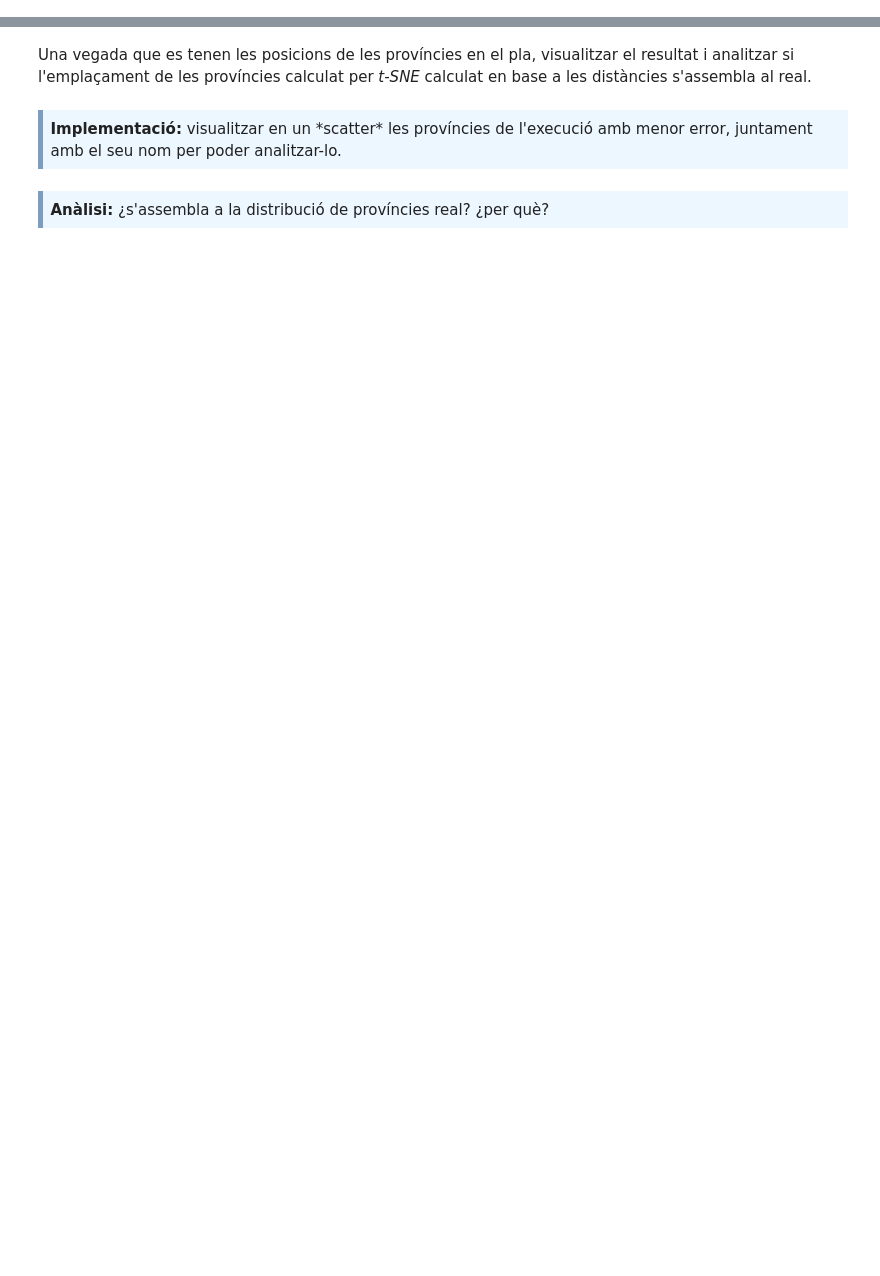
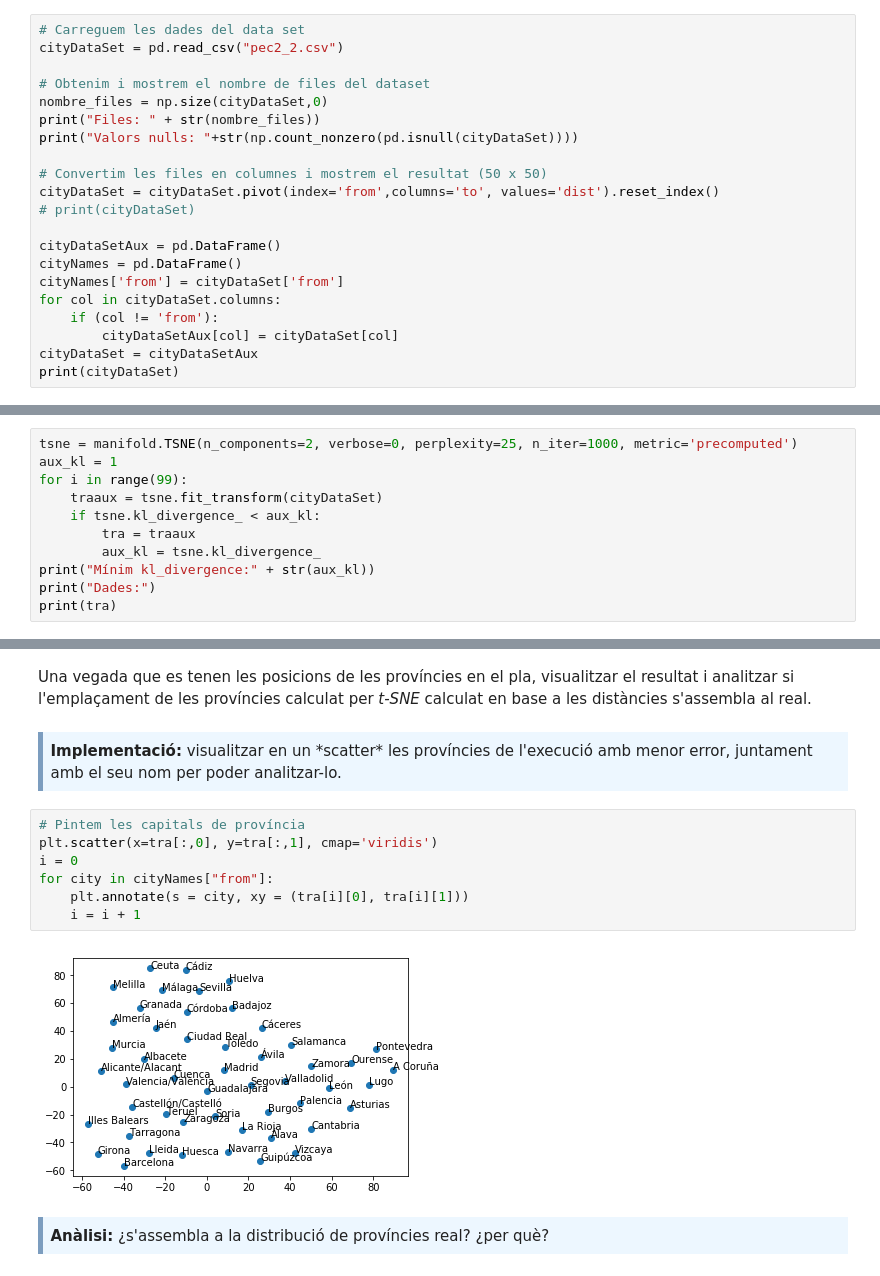
Before and after one commit to caran77/M2.955---Models-avan-ats-de-mineria-de-dades, a Jupyter notebook: PAC2/20191_M2.955_PAC2-Enunciat.ipynb, the cells around one changed output, grey strips where cells are left out. Cells and saved outputs as stored; diff of their text form; blank space fills up the shorter version.

```diff
--- a/PAC2/20191_M2.955_PAC2-Enunciat.ipynb
+++ b/PAC2/20191_M2.955_PAC2-Enunciat.ipynb
@@ -629,3 +629,24 @@ Partint de les distàncies entre les [províncies de la península ibèrica](htt
 <div style="background-color: #EDF7FF; border-color: #7C9DBF; border-left: 5px solid #7C9DBF; padding: 0.5em;">
 <strong>Implementació:</strong> la matriu ha de tenir tantes files i columnes com províncies. I cada cel·la ha de contenir la distància entre les províncies d'aquesta fila i columna.
 </div>
+# %%
+# Carreguem les dades del data set
+cityDataSet = pd.read_csv("pec2_2.csv")
+
+# Obtenim i mostrem el nombre de files del dataset
+nombre_files = np.size(cityDataSet,0)
+print("Files: " + str(nombre_files))
+print("Valors nulls: "+str(np.count_nonzero(pd.isnull(cityDataSet))))
+
+# Convertim les files en columnes i mostrem el resultat (50 x 50)
+cityDataSet = cityDataSet.pivot(index='from',columns='to', values='dist').reset_index()
+# print(cityDataSet)
+
+cityDataSetAux = pd.DataFrame()
+cityNames = pd.DataFrame()
+cityNames['from'] = cityDataSet['from']
+for col in cityDataSet.columns:
+    if (col != 'from'):
+        cityDataSetAux[col] = cityDataSet[col]
+cityDataSet = cityDataSetAux
+print(cityDataSet)
@@ -639,3 +678,14 @@ Com *t-SNE* és un algorisme estocàstic (dues execucions consecutives amb les m
 <div style="background-color: #EDF7FF; border-color: #7C9DBF; border-left: 5px solid #7C9DBF; padding: 0.5em;">
 <strong>Implementació:</strong> jugar amb els hiperparámetres de *t-SNE*, executar 100 vegades l'ajust de *t-SNE* i guardar el resultat d'emplaçament de províncies en el pla de l'execució amb menor error.
 </div>
+# %%
+tsne = manifold.TSNE(n_components=2, verbose=0, perplexity=25, n_iter=1000, metric='precomputed')
+aux_kl = 1
+for i in range(99):
+    traaux = tsne.fit_transform(cityDataSet)
+    if tsne.kl_divergence_ < aux_kl:
+        tra = traaux
+        aux_kl = tsne.kl_divergence_
+print("Mínim kl_divergence:" + str(aux_kl))
+print("Dades:")
+print(tra)
@@ -645,6 +713,15 @@ Una vegada que es tenen les posicions de les províncies en el pla, visualitzar
 <div style="background-color: #EDF7FF; border-color: #7C9DBF; border-left: 5px solid #7C9DBF; padding: 0.5em;">
 <strong>Implementació:</strong> visualitzar en un *scatter* les províncies de l'execució amb menor error, juntament amb el seu nom per poder analitzar-lo.
 </div>
+# %%
+# Pintem les capitals de província
+plt.scatter(x=tra[:,0], y=tra[:,1], cmap='viridis')
+i = 0
+for city in cityNames["from"]:
+    plt.annotate(s = city, xy = (tra[i][0], tra[i][1]))
+    i = i + 1
+# %% [output]
+[figure, added]
 # %% [markdown]
 <div style="background-color: #EDF7FF; border-color: #7C9DBF; border-left: 5px solid #7C9DBF; padding: 0.5em;">
 <strong>Anàlisi:</strong> ¿s'assembla a la distribució de províncies real? ¿per què?
```
Also changed, not shown: parts of 18 cells of this notebook.
